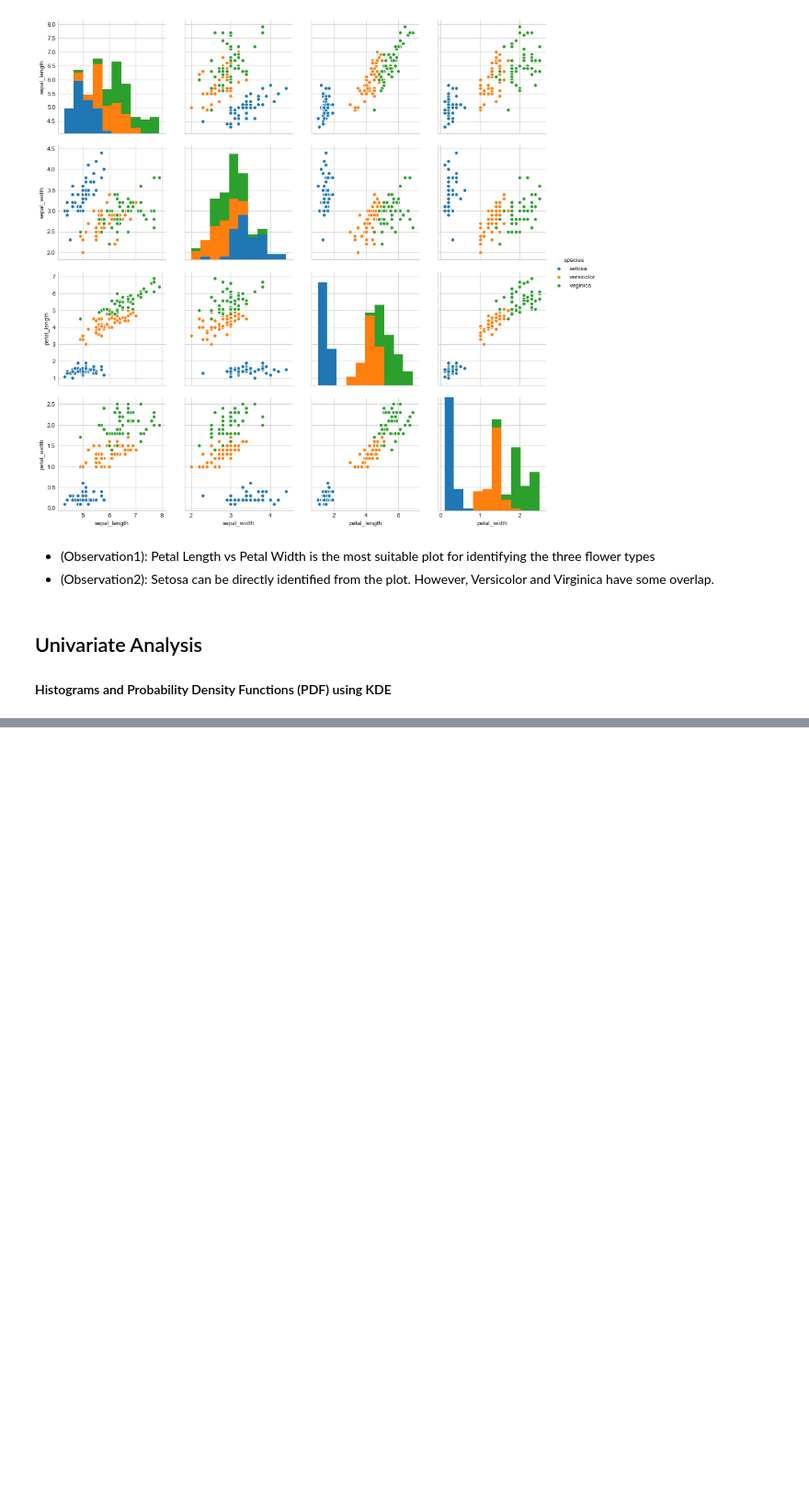
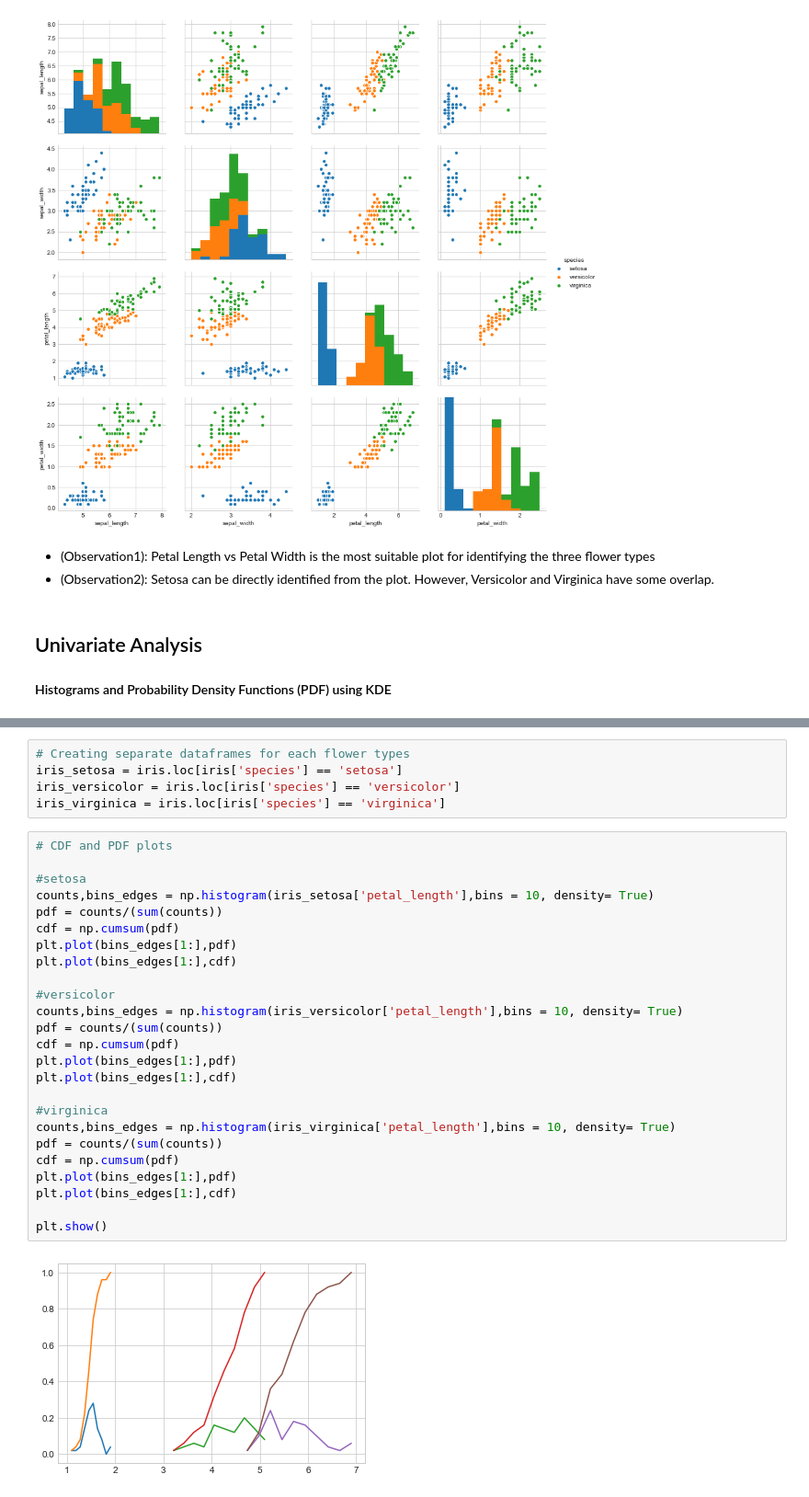
Before and after one commit to SarmaChiranjib/AppliedAI, a Jupyter notebook: IRIS Dataset - EDA.ipynb, the cells around one changed output, grey strips where cells are left out. Shown at 92% size. Saved outputs shown, nothing was run; the diff lists cells and outputs as text; blank space fills up the shorter version.

```diff
--- a/IRIS Dataset - EDA.ipynb
+++ b/IRIS Dataset - EDA.ipynb
@@ -103,0 +108,32 @@ plt.show()
+# %%
+# Creating separate dataframes for each flower types
+iris_setosa = iris.loc[iris['species'] == 'setosa']
+iris_versicolor = iris.loc[iris['species'] == 'versicolor']
+iris_virginica = iris.loc[iris['species'] == 'virginica']
+# %%
+# CDF and PDF plots
+
+#setosa
+counts,bins_edges = np.histogram(iris_setosa['petal_length'],bins = 10, density= True)
+pdf = counts/(sum(counts))
+cdf = np.cumsum(pdf)
+plt.plot(bins_edges[1:],pdf)
+plt.plot(bins_edges[1:],cdf)
+
+#versicolor
+counts,bins_edges = np.histogram(iris_versicolor['petal_length'],bins = 10, density= True)
+pdf = counts/(sum(counts))
+cdf = np.cumsum(pdf)
+plt.plot(bins_edges[1:],pdf)
+plt.plot(bins_edges[1:],cdf)
+
+#virginica
+counts,bins_edges = np.histogram(iris_virginica['petal_length'],bins = 10, density= True)
+pdf = counts/(sum(counts))
+cdf = np.cumsum(pdf)
+plt.plot(bins_edges[1:],pdf)
+plt.plot(bins_edges[1:],cdf)
+
+plt.show()
+# %% [output]
+[figure, added]
```
Also changed, not shown: parts of 10 cells of this notebook.
